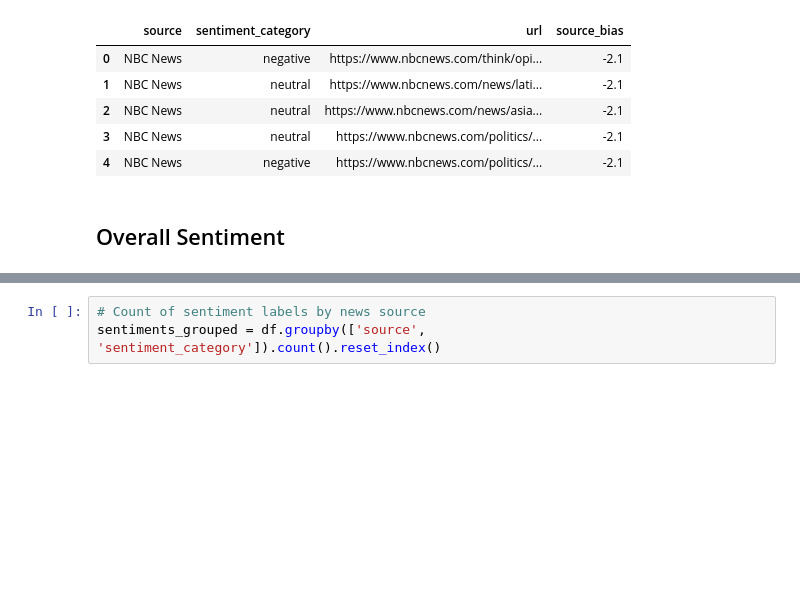
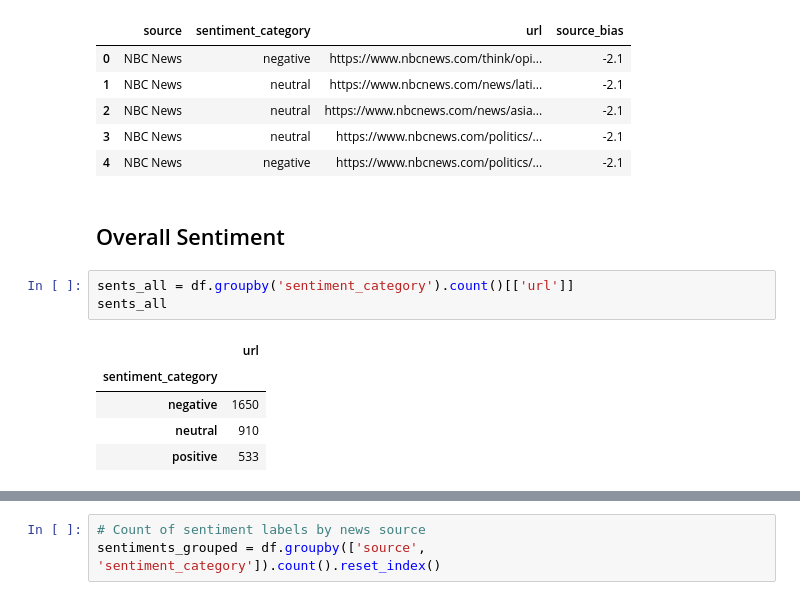
Before and after one commit to James-Ashley/sentiment-analysis-dashboard, a Jupyter notebook: sentiment_analysis/data_analysis.ipynb, the cells around one changed output, grey strips where cells are left out. Cells and saved outputs as stored; diff of their text form; blank space fills up the shorter version.

```diff
--- a/sentiment_analysis/data_analysis.ipynb
+++ b/sentiment_analysis/data_analysis.ipynb
@@ -67,3 +67,12 @@ df.head()
 | 4 | NBC News | negative | https://www.nbcnews.com/politics/... | -2.1 |
 # %% [markdown]
 ## Overall Sentiment
+# %%
+sents_all = df.groupby('sentiment_category').count()[['url']]
+sents_all
+# %% [output]
+|  | url |
+| sentiment_category |  |
+| negative | 1650 |
+| neutral | 910 |
+| positive | 533 |
```
Also changed, not shown: parts of 1 cell of this notebook, 1 other file.
